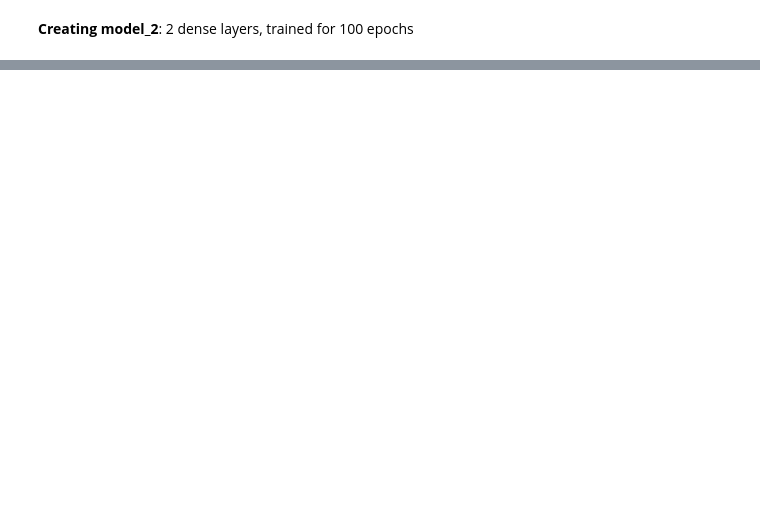
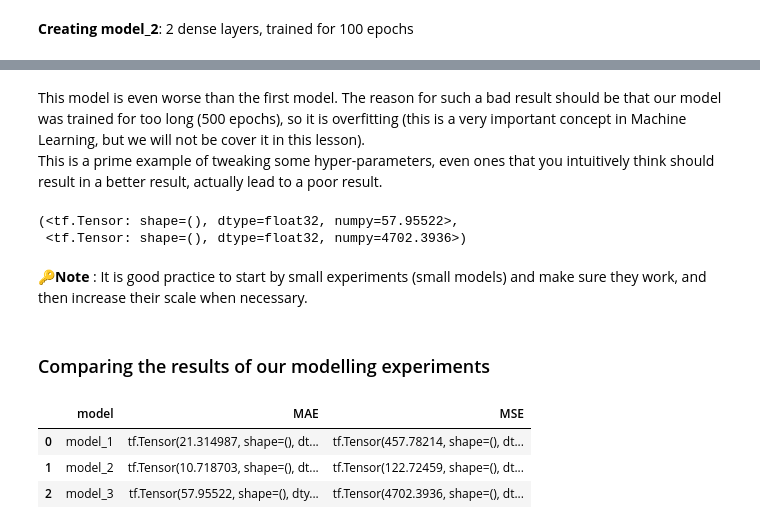
Before and after one commit to patricetg/tensorflow-deeplearning, a Jupyter notebook: 01_neural_network_regression_with_tensorflow.ipynb, the cells around one changed output, grey strips where cells are left out. Drawn from its saved outputs; the diff is of its cells as text; code cells hidden in the pictures; blank space fills up the shorter version.

Commit message:
Implement 'Comparing the results of the modelling experiments'

```diff
--- a/01_neural_network_regression_with_tensorflow.ipynb
+++ b/01_neural_network_regression_with_tensorflow.ipynb
@@ -970,0 +1015,4 @@ mae_1, mse_1
+# %%
+# Make and plot predictions of model_2
+y_preds_2 = model_2.predict(X_test)
+plot_predictions(predictions=y_preds_2) #train_data=X_train,train_labels=y_train,test_data=X_test, test_labels=y_test,
@@ -970,0 +1045,17 @@ mae_1, mse_1
+# %%
+# Set random seed
+tf.random.set_seed(42)
+
+# 1. Create the model
+model_3 = tf.keras.Sequential([
+    tf.keras.layers.Dense(10, input_shape=[1], name="input_layer"),
+    tf.keras.layers.Dense(1, name="output_layer")
+])
+
+# 2. Compile the model
+model_3.compile(loss=tf.keras.losses.mae,
+               optimizer=tf.keras.optimizers.SGD(),
+               metrics=["mae"])
+
+# 3. Fit the model
+model_3.fit(X_train, y_train, epochs=500)
@@ -970,0 +1081,4 @@ mae_1, mse_1
+# %%
+# Make and plot predictions
+y_preds_3 = model_3.predict(X_test)
+plot_predictions(predictions=y_preds_3)
@@ -970,0 +1088,35 @@ mae_1, mse_1
+# %% [markdown]
+This model is even worse than the first model.
+The reason for such a bad result should be that our model was trained for too long (500 epochs), so it is overfitting (this is a very important concept in Machine Learning, but we will not be cover it in this lesson).
+This is a prime example of tweaking some hyper-parameters, even ones that you intuitively think should result in a better result, actually lead to a poor result.
+# %%
+# model_3 evaluation metrics
+mae_3 = mae(X_test, tf.squeeze(y_preds_3))
+mse_3 = mse(y_test, tf.squeeze(y_preds_3))
+mae_3, mse_3
+# %% [output]
+(<tf.Tensor: shape=(), dtype=float32, numpy=57.95522>,
+ <tf.Tensor: shape=(), dtype=float32, numpy=4702.3936>)
+# %% [markdown]
+🔑**Note** : It is good practice to start by small experiments (small models) and make sure they work, and then increase their scale when necessary.
+# %% [markdown]
+### Comparing the results of our modelling experiments
+# %%
+# Let's compare the result of our models using a dataframe
+
+model_results = [["model_1", mae_1, mse_1],
+                 ["model_2", mae_2, mse_2],
+                 ["model_3", mae_3, mse_3]]
+# model_results = {
+#     "model_1": [ mae_1, mse_1],
+#     "model_2": [mae_2, mse_2],
+#     "model_3": [mae_3, mse_3],
+# }
+
+results_df = pd.DataFrame(model_results, columns=["model","MAE","MSE"])
+results_df
+# %% [output]
+|  | model | MAE | MSE |
+| 0 | model_1 | tf.Tensor(21.314987, shape=(), dt... | tf.Tensor(457.78214, shape=(), dt... |
+| 1 | model_2 | tf.Tensor(10.718703, shape=(), dt... | tf.Tensor(122.72459, shape=(), dt... |
+| 2 | model_3 | tf.Tensor(57.95522, shape=(), dty... | tf.Tensor(4702.3936, shape=(), dt... |
```
Also changed, not shown: parts of 40 cells of this notebook.
